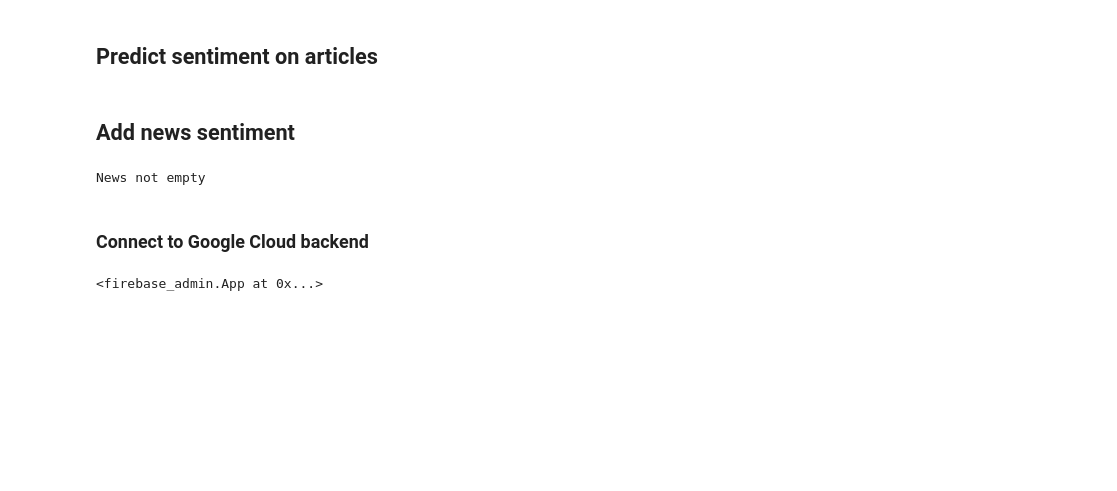
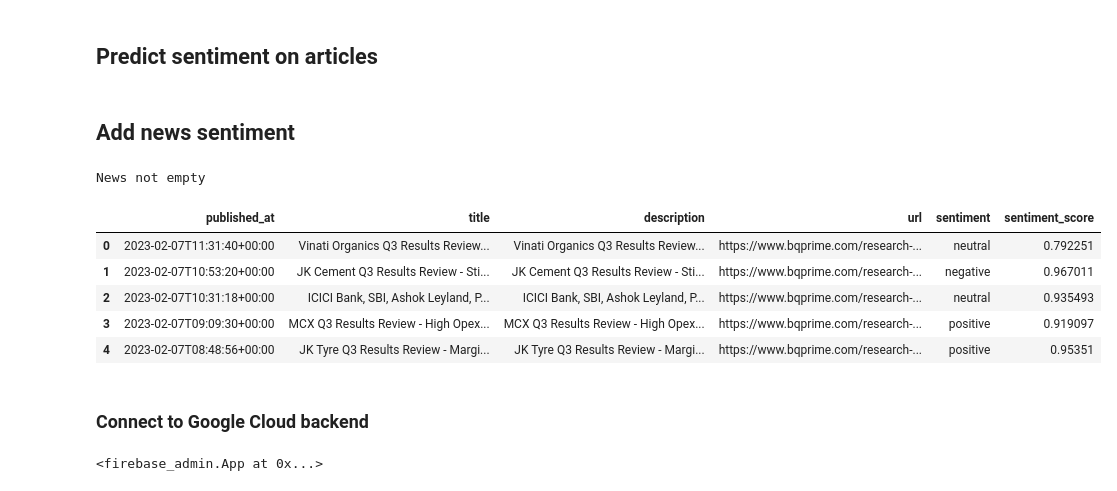
Before and after one commit to ashwinkey04/pred-backend, a Jupyter notebook: fyp_phase_1.ipynb, the cells around one changed output. Drawn from its saved outputs; the diff is of its cells as text; code cells hidden in the pictures; blank space fills up the shorter version.

```diff
--- a/fyp_phase_1.ipynb
+++ b/fyp_phase_1.ipynb
@@ -288,6 +308,15 @@ else:
 create_news_sentiment_dataset(news_sentiments)
 # %% [output]
 News not empty
+# %%
+news_sentiments.head()
+# %% [output]
+|  | published_at | title | description | url | sentiment | sentiment_score |
+| 0 | 2023-02-07T11:31:40+00:00 | Vinati Organics Q3 Results Review... | Vinati Organics Q3 Results Review... | https://www.bqprime.com/research-... | neutral | 0.792251 |
+| 1 | 2023-02-07T10:53:20+00:00 | JK Cement Q3 Results Review - Sti... | JK Cement Q3 Results Review - Sti... | https://www.bqprime.com/research-... | negative | 0.967011 |
+| 2 | 2023-02-07T10:31:18+00:00 | ICICI Bank, SBI, Ashok Leyland, P... | ICICI Bank, SBI, Ashok Leyland, P... | https://www.bqprime.com/research-... | neutral | 0.935493 |
+| 3 | 2023-02-07T09:09:30+00:00 | MCX Q3 Results Review - High Opex... | MCX Q3 Results Review - High Opex... | https://www.bqprime.com/research-... | positive | 0.919097 |
+| 4 | 2023-02-07T08:48:56+00:00 | JK Tyre Q3 Results Review - Margi... | JK Tyre Q3 Results Review - Margi... | https://www.bqprime.com/research-... | positive | 0.95351 |
 # %% [markdown]
 ### Connect to Google Cloud backend
 # %%
```
Also changed, not shown: parts of 26 cells of this notebook.
